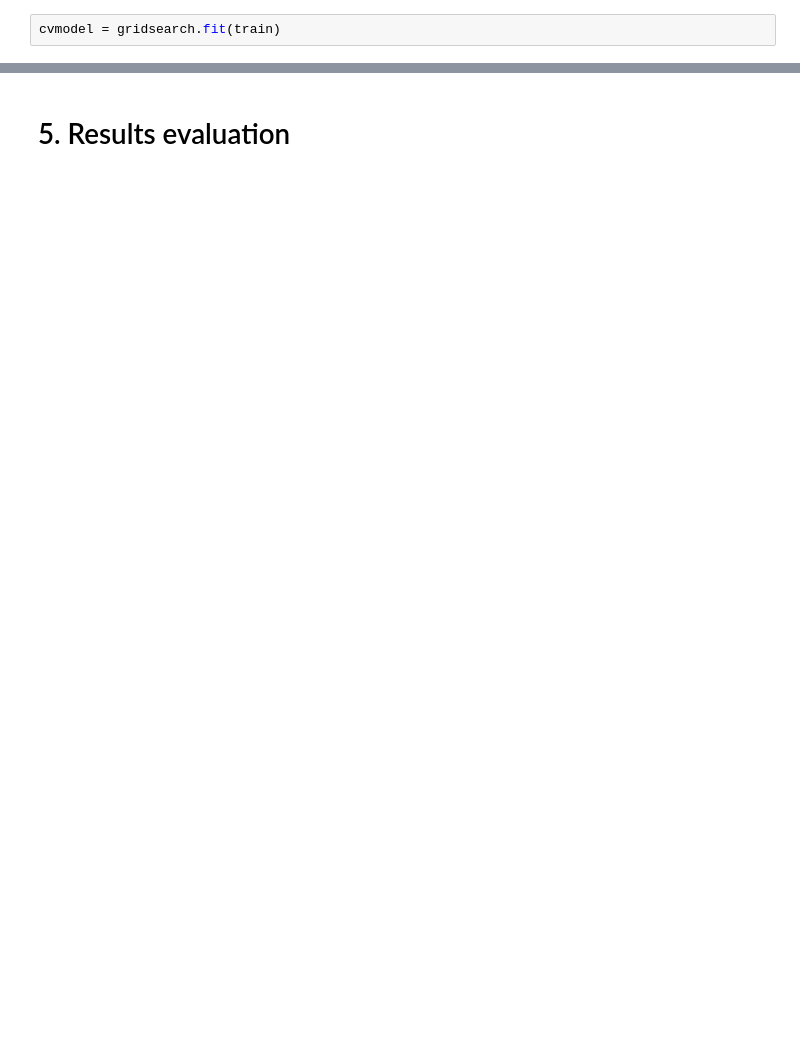
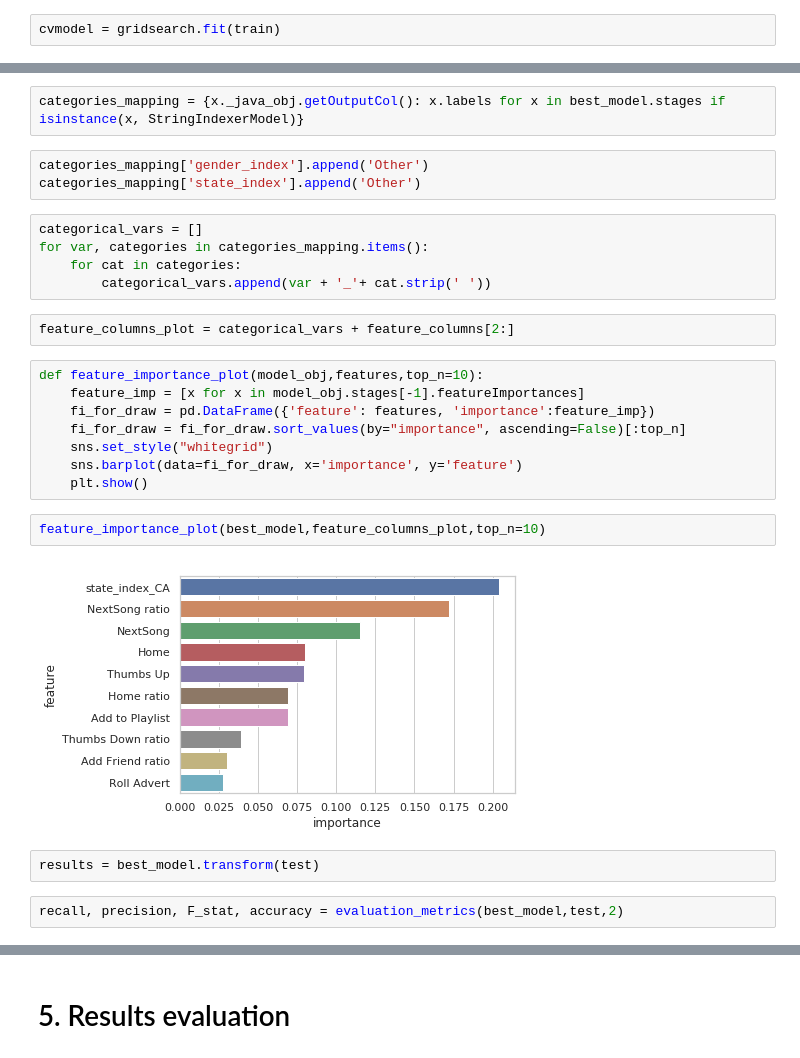
Before and after one commit to Rmostert/Sparkify-churn, a Jupyter notebook: Churn Model.ipynb, the cells around one changed output, grey strips where cells are left out. Saved outputs shown, nothing was run; the diff lists cells and outputs as text; blank space fills up the shorter version.

```diff
--- a/Churn Model.ipynb
+++ b/Churn Model.ipynb
@@ -728,0 +958,28 @@ save(name = 'GBT model',
+# %%
+categories_mapping = {x._java_obj.getOutputCol(): x.labels for x in best_model.stages if isinstance(x, StringIndexerModel)}
+# %%
+categories_mapping['gender_index'].append('Other')
+categories_mapping['state_index'].append('Other')
+# %%
+categorical_vars = []
+for var, categories in categories_mapping.items():
+    for cat in categories:
+        categorical_vars.append(var + '_'+ cat.strip(' '))
+# %%
+feature_columns_plot = categorical_vars + feature_columns[2:]
+# %%
+def feature_importance_plot(model_obj,features,top_n=10):
+    feature_imp = [x for x in model_obj.stages[-1].featureImportances]
+    fi_for_draw = pd.DataFrame({'feature': features, 'importance':feature_imp})
+    fi_for_draw = fi_for_draw.sort_values(by="importance", ascending=False)[:top_n]
+    sns.set_style("whitegrid")
+    sns.barplot(data=fi_for_draw, x='importance', y='feature')
+    plt.show()
+# %%
+feature_importance_plot(best_model,feature_columns_plot,top_n=10)
+# %% [output]
+[figure, added]
+# %%
+results = best_model.transform(test)
+# %%
+recall, precision, F_stat, accuracy = evaluation_metrics(best_model,test,2)
```
Also changed, not shown: parts of 101 cells of this notebook.
